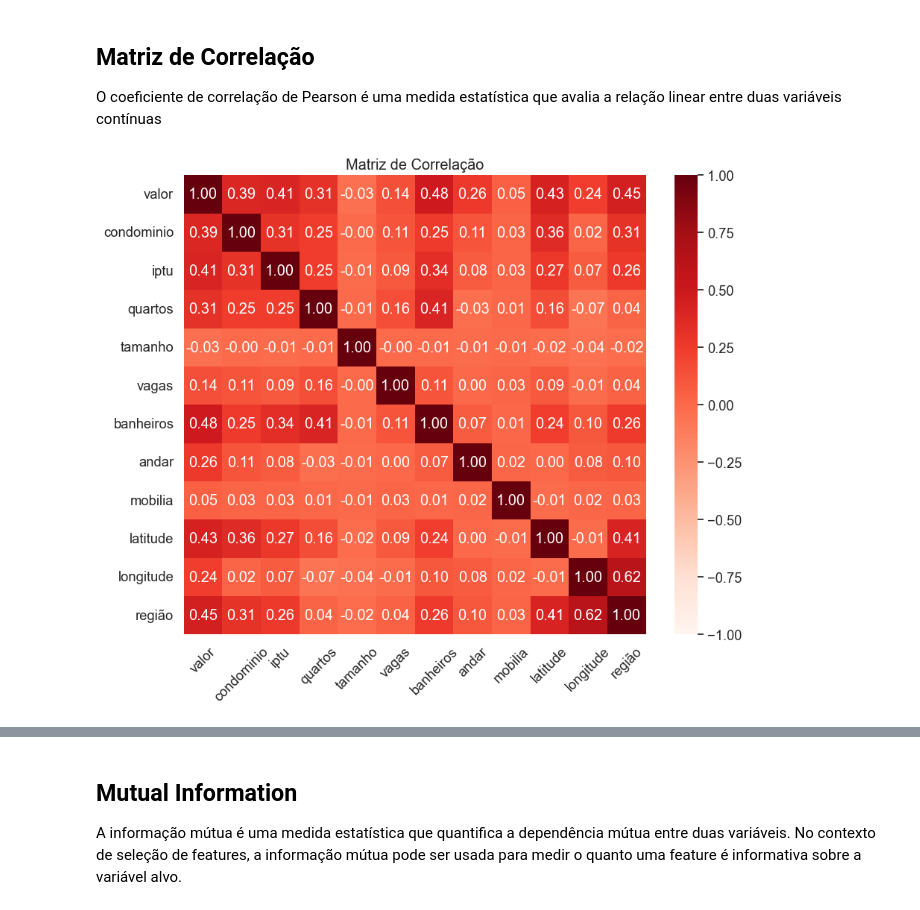
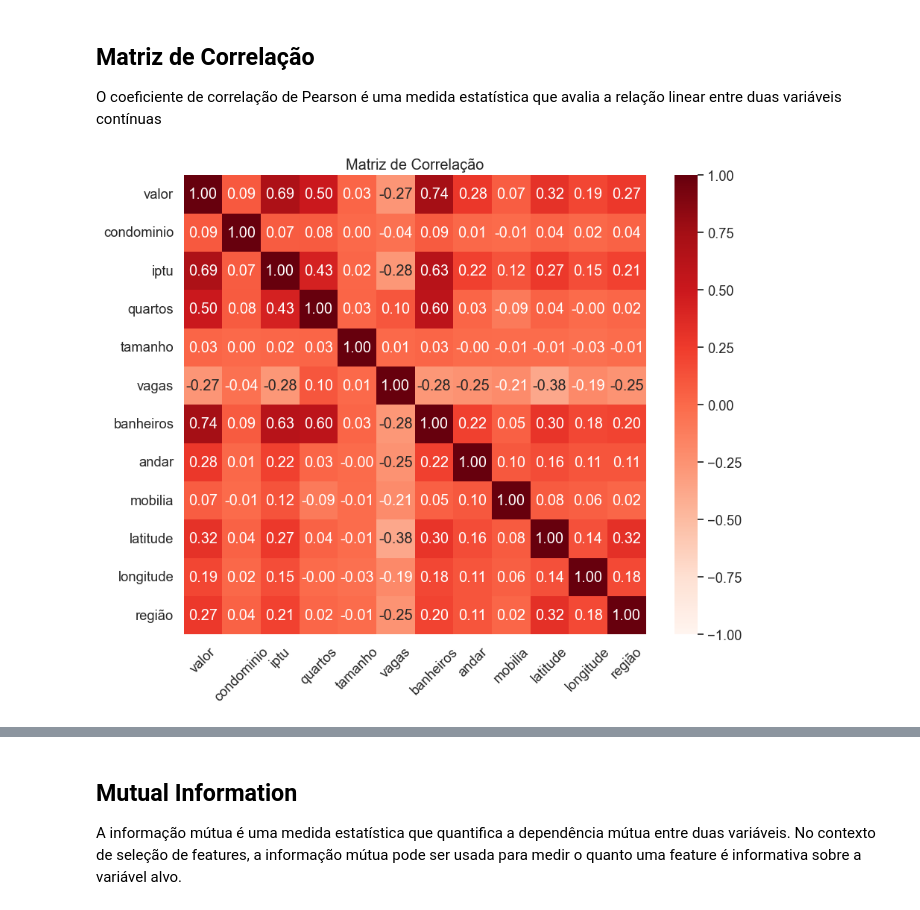
Before and after one commit to lucaszbianchi/data-analysis-projects, a Jupyter notebook: Find-a-place/model.ipynb, the cells around one changed output, grey strips where cells are left out. Saved outputs shown, nothing was run; the diff lists cells and outputs as text; code cells hidden in the pictures.

```diff
--- a/Find-a-place/model.ipynb
+++ b/Find-a-place/model.ipynb
@@ -2,0 +44,9 @@
+# %%
+# Corrige os tipos de cada coluna
+df_apts['valor'] = df_apts['valor'].str.replace('.', '').astype(float)
+df_apts['condominio'] = df_apts['condominio'].str.replace('.0', '').str.replace('.', '').astype(float)
+df_apts['quartos'] = df_apts['quartos'].astype(int)
+df_apts['tamanho'] = df_apts['tamanho'].astype(int)
+df_apts['vagas'] = df_apts['vagas'].str.replace('.', '').str.replace('-', '0').astype(int)
+df_apts['banheiros'] = df_apts['banheiros'].astype(int)
+print(df_apts.info())
@@ -98,0 +122,23 @@ df_apts
+# %%
+# Aplicar o algoritmo K-means
+n_clusters = 6  # Escolha o número de clusters (grupos)
+kmeans = KMeans(n_clusters=n_clusters, random_state=0)
+df_apts['região'] = kmeans.fit_predict(df_apts[['latitude', 'longitude']])
+
+# Plotar os grupos
+plt.figure(figsize=(10, 6))
+for cluster in range(n_clusters):
+    cluster_data = df_apts[df_apts['região'] == cluster]
+    plt.scatter(cluster_data['longitude'], cluster_data['latitude'], label=f'Cluster {cluster}', alpha=0.7)
+# Carregar a imagem da cidade de Campinas
+img = mpimg.imread('campinas.png')
+# Plotar a imagem
+plt.imshow(img, extent=[-47.174337, -47.000437, -22.990840, -22.797463])
+
+# Adicionar título e rótulos dos eixos
+plt.title('Agrupamento Espacial dos Apartamentos')
+plt.xlabel('Longitude')
+plt.ylabel('Latitude')
+
+# Mostrar o plot
+plt.show()
@@ -116,24 +220,24 @@ O coeficiente de correlação de Pearson é uma medida estatística que avalia a
 # %%
 import pandas as pd
 import seaborn as sns
 
-df_apts_num = df_apts.drop(columns=['link','bairro'])
+df_apts_num = df_apts.drop(columns=['link','bairro','localização'])
 
 # Calcule a matriz de correlação de Pearson
 correlation_matrix = df_apts_num.corr()
 # Configure o estilo do heatmap
 plt.figure(figsize=(10, 8))
 sns.set(font_scale=1.2)
 sns.heatmap(correlation_matrix, cmap='Reds', annot=True, fmt=".2f", vmin=-1, vmax=1)
 
 # Adicione um título
 plt.title('Matriz de Correlação')
 
 # Rotacione os rótulos dos eixos x e y para melhor visualização
 plt.xticks(rotation=45)
 plt.yticks(rotation=0)
 
 # Exiba o plot
 plt.show()
 # %% [output]
-[figure, old version]
+[figure, new version]
```
Also changed, not shown: parts of 39 cells of this notebook, 4 other files.
